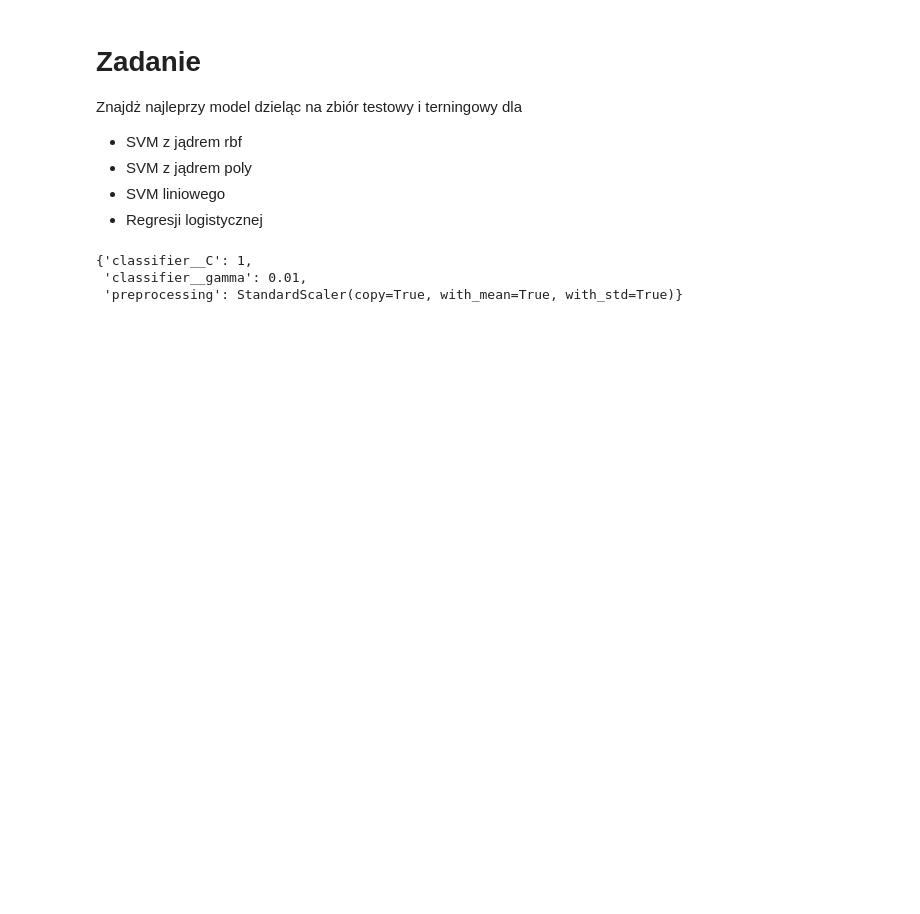
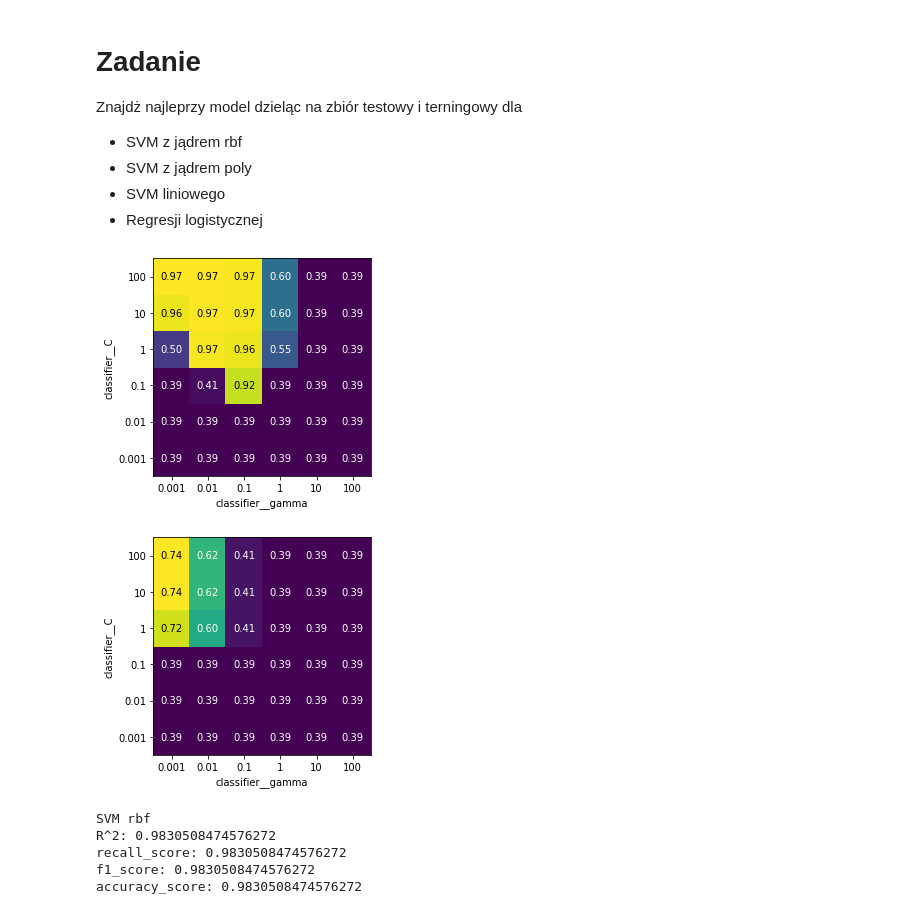
Before and after one commit to Banzanic/PSI-zadania, a Jupyter notebook: Z09_E_Pipeline_GridSearchCV.ipynb, the cells around one changed output. Saved outputs shown, nothing was run; the diff lists cells and outputs as text; code cells hidden in the pictures; blank space fills up the shorter version.

```diff
--- a/Z09_E_Pipeline_GridSearchCV.ipynb
+++ b/Z09_E_Pipeline_GridSearchCV.ipynb
@@ -45,22 +70,51 @@ kfold = StratifiedKFold(n_splits=5, random_state=seed)
+# %%
+from sklearn import  metrics
+models = []
+def get_scores(name, model):
+    precision_score = metrics.precision_score(y_test, model.predict(X_test), average='micro')
+    recall_score = metrics.recall_score(y_test, model.predict(X_test), average='micro')
+    f1_score = metrics.f1_score(y_test, model.predict(X_test), average='micro')
+    accuracy_score = metrics.accuracy_score(y_test, model.predict(X_test))
+
+    return dict(method=name, precision=precision_score, recall=recall_score, f1=f1_score, accuracy=accuracy_score)
+
+def print_scores(scores):
+    print(scores['method'])
+    print("R^2: {}".format(scores['precision']))
+    print("recall_score: {}".format(scores['recall']))
+    print("f1_score: {}".format(scores['f1']))
+    print("accuracy_score: {}".format(scores['accuracy']))
 # %%
 from sklearn.model_selection import GridSearchCV
 from sklearn.preprocessing import StandardScaler
 from sklearn.pipeline import Pipeline
 from sklearn.svm import SVC
-
-pipe = Pipeline([('preprocessing', StandardScaler()), ('classifier', SVC())])
-
+pipe = Pipeline([('preprocessing', StandardScaler()), ('classifier', SVC(kernel='rbf'))])
 param_grid = {
             'preprocessing': [StandardScaler(), None],
             'classifier__gamma': [0.001, 0.01, 0.1, 1, 10, 100],
             'classifier__C': [0.001, 0.01, 0.1, 1, 10, 100]
 }
-
 grid_1 = GridSearchCV(pipe, param_grid, cv=kfold, return_train_score=True)
-
 grid_1.fit(X_train, y_train)
 grid_1.best_params_
+results = pd.DataFrame(grid_1.cv_results_)
+scores = np.array(results.mean_test_score).reshape(6, 6, 2)
+scores = scores[:,:,0]
+heatmap(scores, xlabel='classifier__gamma', xticklabels=param_grid['classifier__gamma'], ylabel='classifier__C', yticklabels=param_grid['classifier__C'], cmap="viridis")
+plt.show()
+scores = np.array(results.mean_test_score).reshape(6, 6, 2)
+scores = scores[:,:,1]
+heatmap(scores, xlabel='classifier__gamma', xticklabels=param_grid['classifier__gamma'], ylabel='classifier__C', yticklabels=param_grid['classifier__C'], cmap="viridis")
+plt.show()
+models.append(('SVM rbf', grid_1.best_estimator_))
+scores_1 = get_scores(*models[-1])
+print_scores(scores_1)
 # %% [output]
+[figure, added]
+[figure, added]
-{'classifier__C': 1,
- 'classifier__gamma': 0.01,
- 'preprocessing': StandardScaler(copy=True, with_mean=True, with_std=True)}
+SVM rbf
+R^2: 0.9830508474576272
+recall_score: 0.9830508474576272
+f1_score: 0.9830508474576272
+accuracy_score: 0.9830508474576272
```
Also changed, not shown: parts of 12 cells of this notebook.
